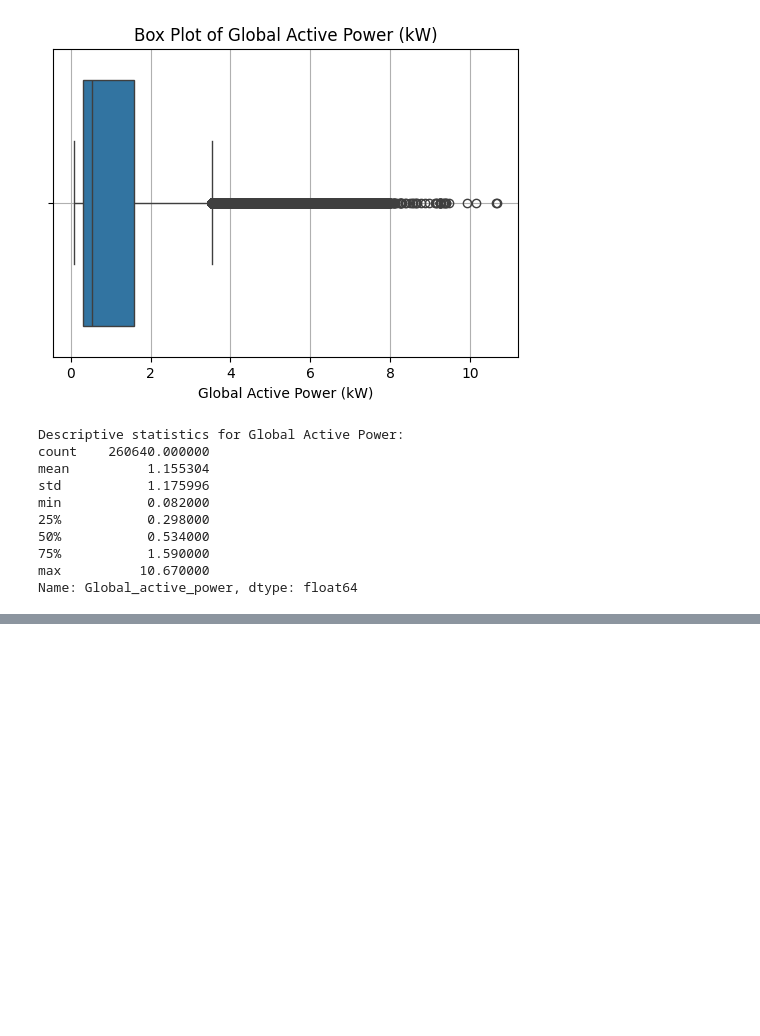
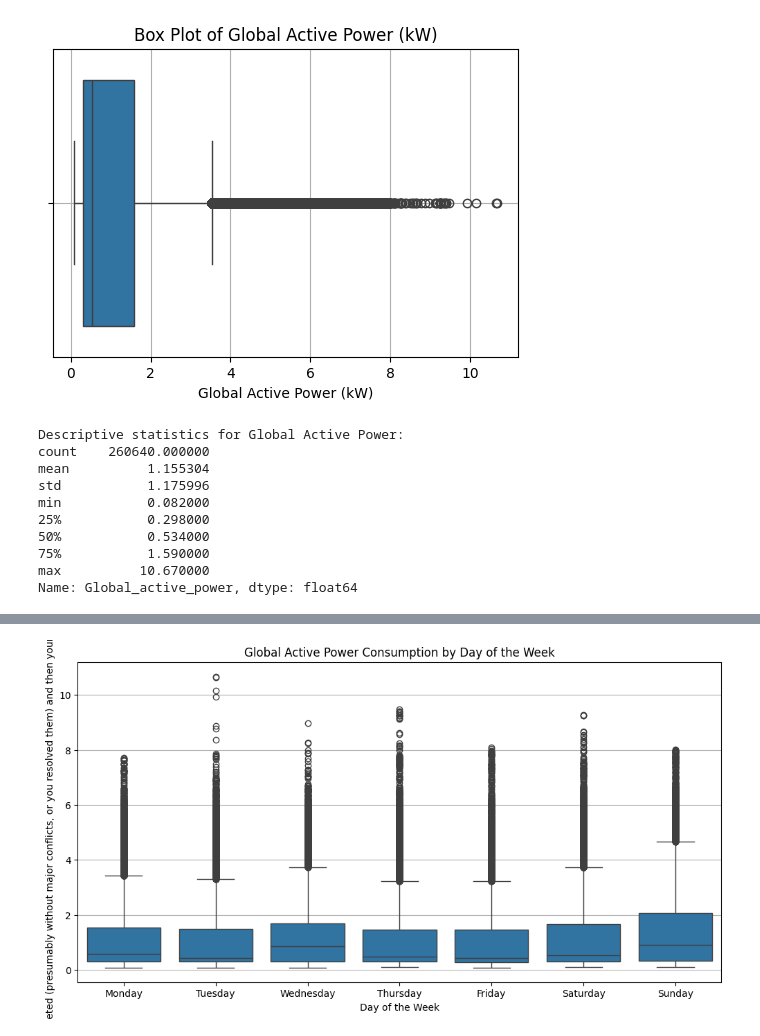
Before and after one commit to rshikha95/Sustainability-Energy-Project, a Jupyter notebook: 01_Data_Loading_and_EDA.ipynb, the cells around one changed output, grey strips where cells are left out. Drawn from its saved outputs; the diff is of its cells as text; code cells hidden in the pictures; blank space fills up the shorter version.

```diff
--- a/01_Data_Loading_and_EDA.ipynb
+++ b/01_Data_Loading_and_EDA.ipynb
@@ -250,0 +266,18 @@ Name: Global_active_power, dtype: float64
+# %%
+# Power Consumption by Day of the Week
+if df is not None:
+    # Create a 'day_of_week' column (Monday=0, Sunday=6)
+    df_copy = df.copy() # Work on a copy for adding new columns for EDA
+    df_copy['day_of_week_num'] = df_copy.index.dayofweek
+    df_copy['day_of_week_name'] = df_copy.index.day_name()
+
+    plt.figure(figsize=(12, 6))
+    sns.boxplot(x='day_of_week_name', y='Global_active_power', data=df_copy,
+                order=['Monday', 'Tuesday', 'Wednesday', 'Thursday', 'Friday', 'Saturday', 'Sunday'])
+    plt.title('Global Active Power Consumption by Day of the Week')
+    plt.xlabel('Day of the Week')
+    plt.ylabel('Global! So, `git pull` completed (presumably without major conflicts, or you resolved them) and then your `git push` Active Power (kW)')
+    plt.grid(axis='y')
+    plt.show()
+# %% [output]
+[figure, added]
```
Also changed, not shown: parts of 7 cells of this notebook.
